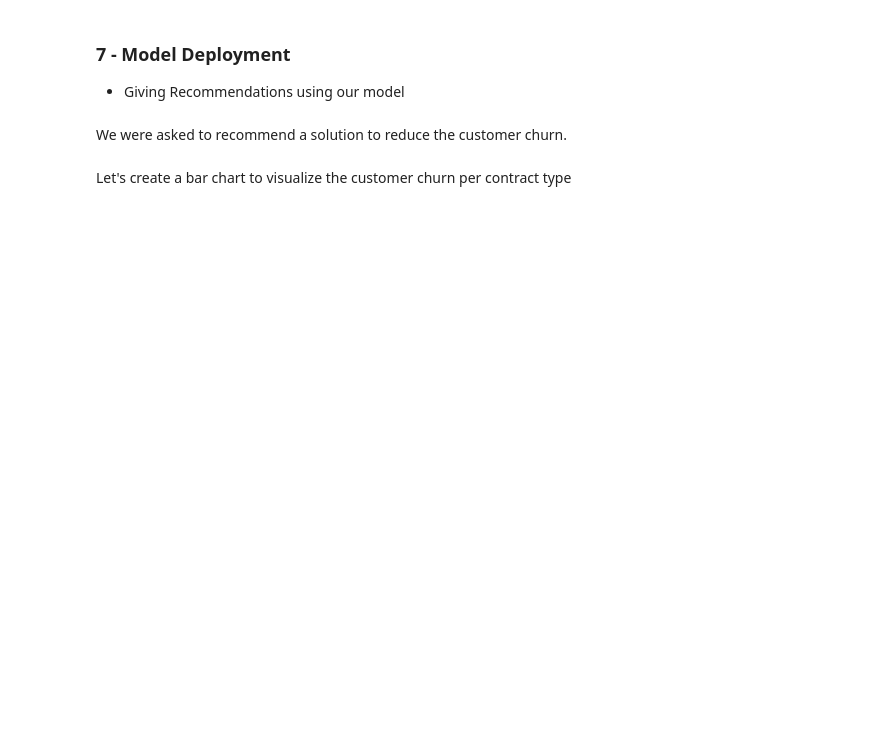
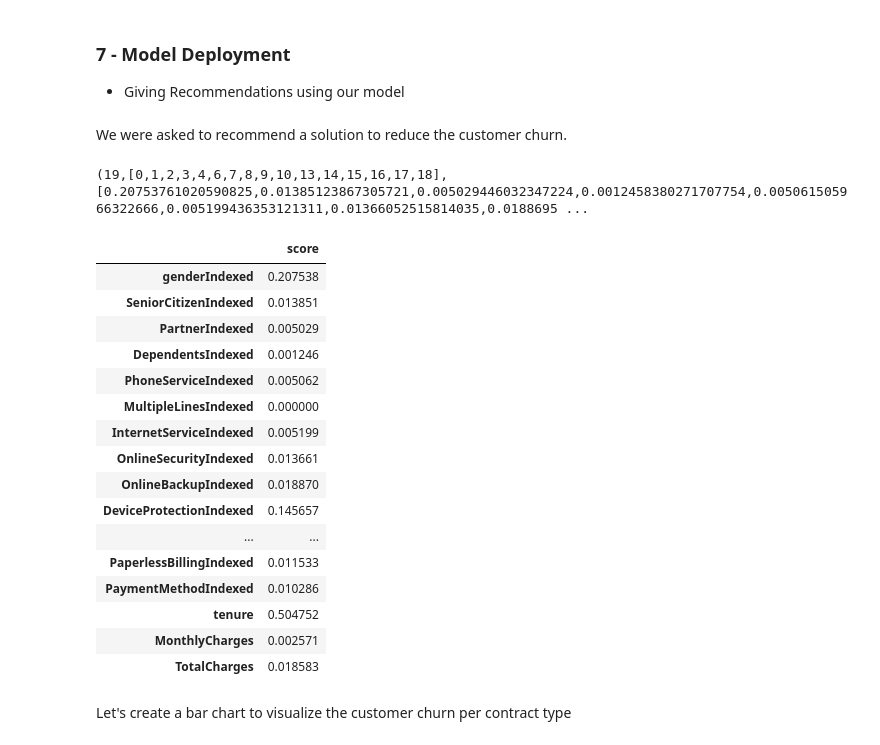
Before and after one commit to danilovabg/coursera, a Jupyter notebook: Machine Learning with PySpark: Customer Churn Analysis/The_Notebook.ipynb, the cells around one changed output. Drawn from its saved outputs; the diff is of its cells as text; code cells hidden in the pictures; blank space fills up the shorter version.

```diff
--- a/Machine Learning with PySpark: Customer Churn Analysis/The_Notebook.ipynb
+++ b/Machine Learning with PySpark: Customer Churn Analysis/The_Notebook.ipynb
@@ -575,5 +575,30 @@ px.line(df, x = 'MaxDepth', y = ['Test acc', 'Train acc'])
 
 
 We were asked to recommend a solution to reduce the customer churn.
+# %%
+feature_importance = model.featureImportances
+print(feature_importance)
+scores = [score for i, score in enumerate(feature_importance)]
+df = pd.DataFrame(scores, columns = ['score'], index = categorical_columns_indexed + numerical_clumns)
+df
+# %% [output]
+(19,[0,1,2,3,4,6,7,8,9,10,13,14,15,16,17,18],[0.20753761020590825,0.01385123867305721,0.005029446032347224,0.0012458380271707754,0.005061505966322666,0.005199436353121311,0.01366052515814035,0.0188695 ...
+|  | score |
+| genderIndexed | 0.207538 |
+| SeniorCitizenIndexed | 0.013851 |
+| PartnerIndexed | 0.005029 |
+| DependentsIndexed | 0.001246 |
+| PhoneServiceIndexed | 0.005062 |
+| MultipleLinesIndexed | 0.000000 |
+| InternetServiceIndexed | 0.005199 |
+| OnlineSecurityIndexed | 0.013661 |
+| OnlineBackupIndexed | 0.018870 |
+| DeviceProtectionIndexed | 0.145657 |
+| ... | ... |
+| PaperlessBillingIndexed | 0.011533 |
+| PaymentMethodIndexed | 0.010286 |
+| tenure | 0.504752 |
+| MonthlyCharges | 0.002571 |
+| TotalCharges | 0.018583 |
 # %% [markdown]
 Let's create a bar chart to visualize the customer churn per contract type
```
Also changed, not shown: parts of 2 cells of this notebook.
